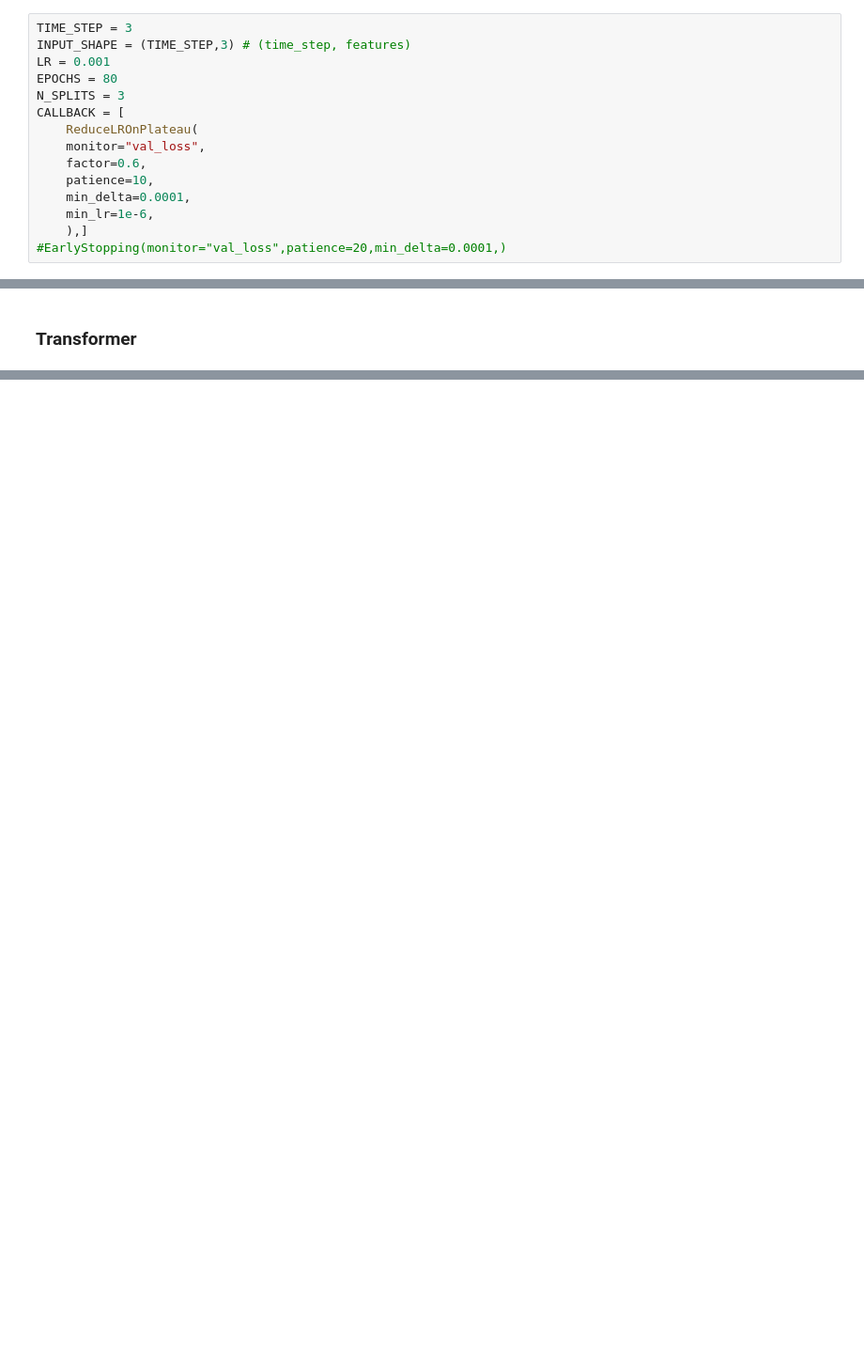
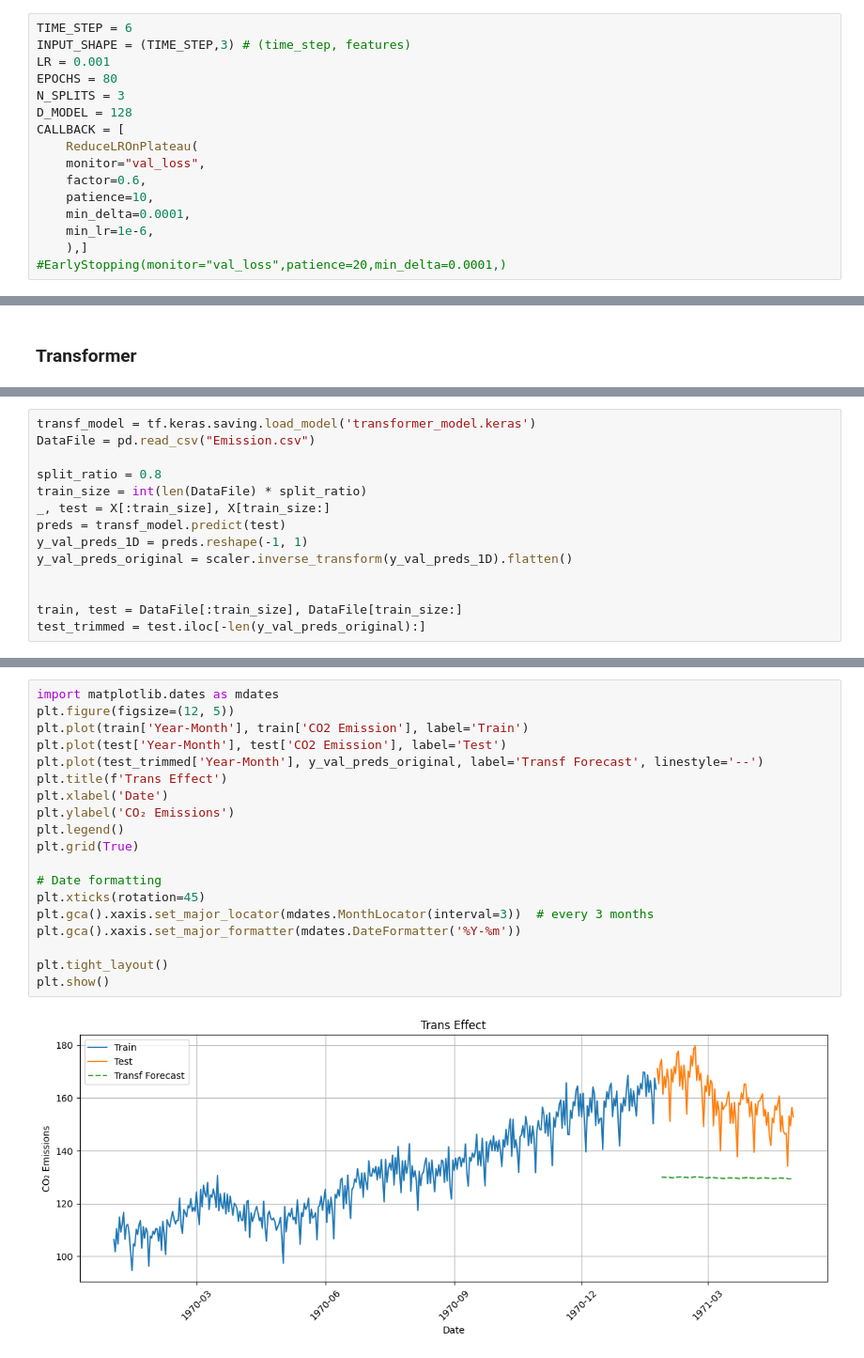
Before and after one commit to YounesAbdedjalil/Project-Data-Mining, a Jupyter notebook: PrediCO2.ipynb, the cells around one changed output, grey strips where cells are left out. Shown at 94% size. Cells and saved outputs as stored; diff of their text form; blank space fills up the shorter version.

```diff
--- a/PrediCO2.ipynb
+++ b/PrediCO2.ipynb
@@ -222,11 +223,12 @@ DataFile.drop(columns=['Year Range'], inplace=True)
 # %% [markdown]
 ## LSTM AND TRANSFORMERS
 # %%
-TIME_STEP = 3
+TIME_STEP = 6
 INPUT_SHAPE = (TIME_STEP,3) # (time_step, features)
 LR = 0.001
 EPOCHS = 80
 N_SPLITS = 3
+D_MODEL = 128
 CALLBACK = [
     ReduceLROnPlateau(
     monitor="val_loss",
@@ -376,0 +432,14 @@ metrics_df.to_csv(transformer_metrics_filename)
+# %%
+transf_model = tf.keras.saving.load_model('transformer_model.keras')
+DataFile = pd.read_csv("Emission.csv")
+
+split_ratio = 0.8
+train_size = int(len(DataFile) * split_ratio)
+_, test = X[:train_size], X[train_size:]
+preds = transf_model.predict(test)
+y_val_preds_1D = preds.reshape(-1, 1)
+y_val_preds_original = scaler.inverse_transform(y_val_preds_1D).flatten()
+
+
+train, test = DataFile[:train_size], DataFile[train_size:]
+test_trimmed = test.iloc[-len(y_val_preds_original):]
@@ -376,0 +464,21 @@ metrics_df.to_csv(transformer_metrics_filename)
+# %%
+import matplotlib.dates as mdates
+plt.figure(figsize=(12, 5))
+plt.plot(train['Year-Month'], train['CO2 Emission'], label='Train')
+plt.plot(test['Year-Month'], test['CO2 Emission'], label='Test')
+plt.plot(test_trimmed['Year-Month'], y_val_preds_original, label='Transf Forecast', linestyle='--')
+plt.title(f'Trans Effect')
+plt.xlabel('Date')
+plt.ylabel('CO₂ Emissions')
+plt.legend()
+plt.grid(True)
+
+# Date formatting
+plt.xticks(rotation=45)
+plt.gca().xaxis.set_major_locator(mdates.MonthLocator(interval=3))  # every 3 months
+plt.gca().xaxis.set_major_formatter(mdates.DateFormatter('%Y-%m'))
+
+plt.tight_layout()
+plt.show()
+# %% [output]
+[figure, added]
```
Also changed, not shown: parts of 21 cells of this notebook, 8 other files.
